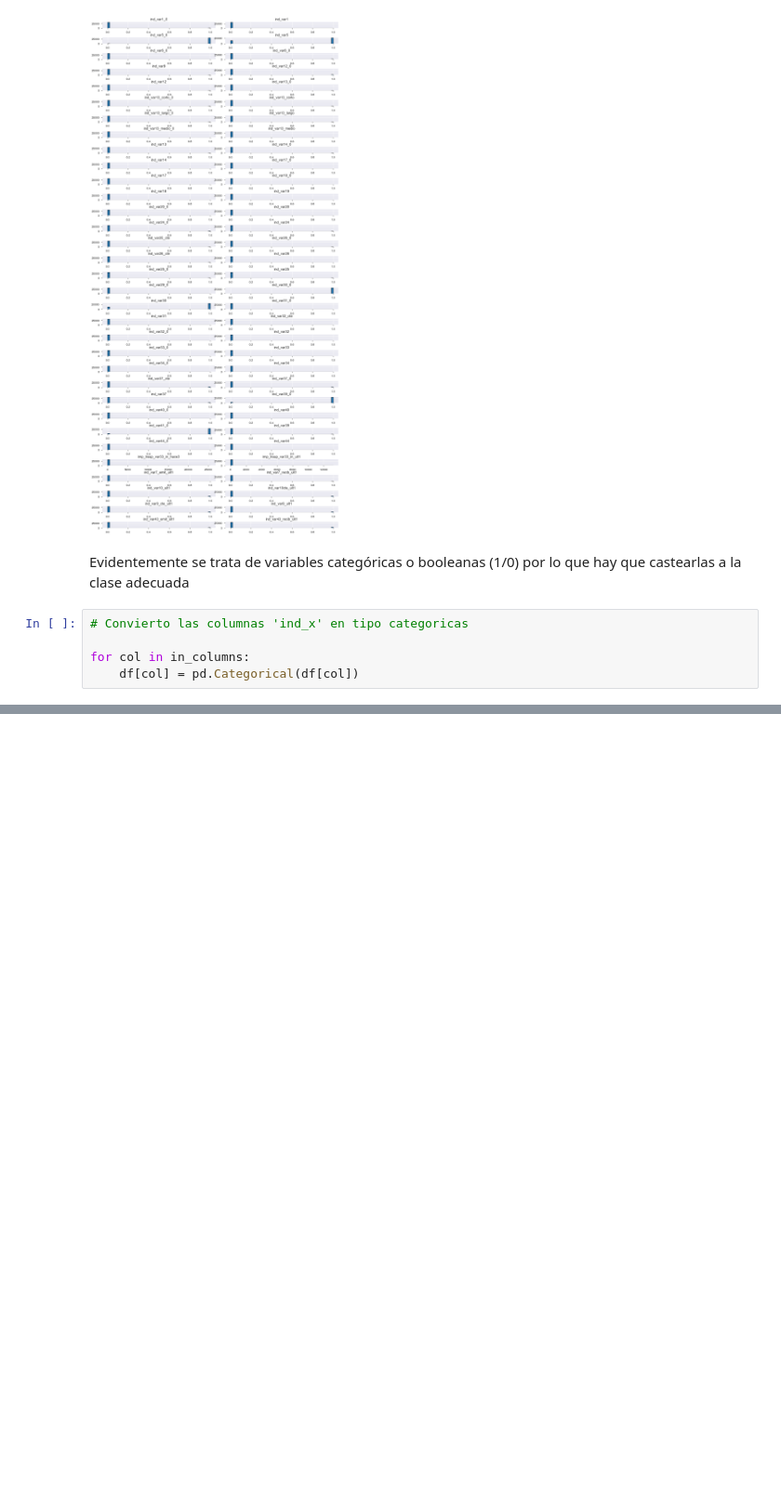
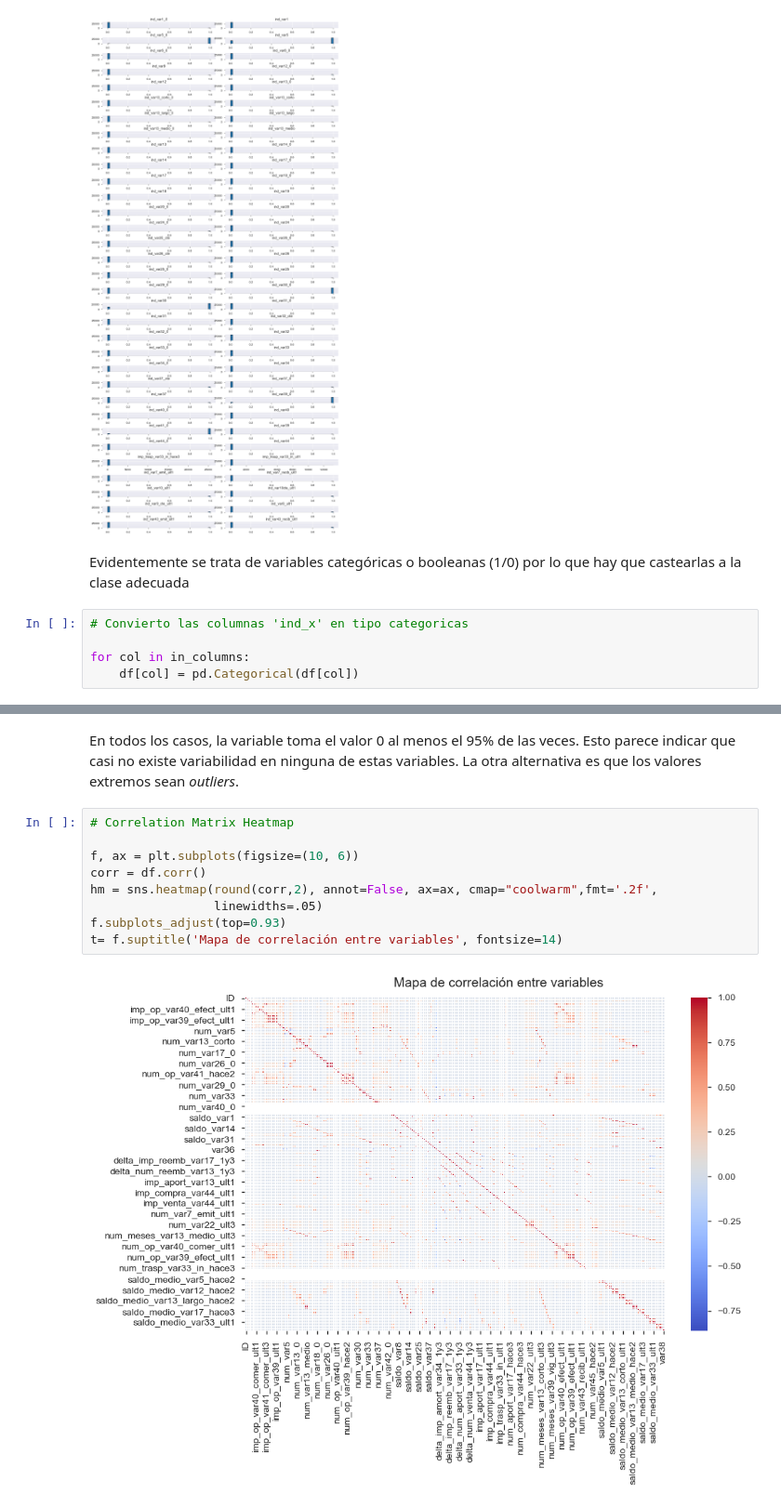
Before and after one commit to EmilianoLS/tp_machine_learning, a Jupyter notebook: tp_ml_churn.ipynb, the cells around one changed output, grey strips where cells are left out. Shown at 93% size. Drawn from its saved outputs; the diff is of its cells as text; blank space fills up the shorter version.

```diff
--- a/tp_ml_churn.ipynb
+++ b/tp_ml_churn.ipynb
@@ -186,0 +224,13 @@ memory usage: 64.3 MB
+# %% [markdown]
+En todos los casos, la variable toma el valor 0 al menos el 95% de las veces. Esto parece indicar que casi no existe variabilidad en ninguna de estas variables. La otra alternativa es que los valores extremos sean *outliers*.
+# %%
+# Correlation Matrix Heatmap
+
+f, ax = plt.subplots(figsize=(10, 6))
+corr = df.corr()
+hm = sns.heatmap(round(corr,2), annot=False, ax=ax, cmap="coolwarm",fmt='.2f',
+                 linewidths=.05)
+f.subplots_adjust(top=0.93)
+t= f.suptitle('Mapa de correlación entre variables', fontsize=14)
+# %% [output]
+[figure, added]
```
Also changed, not shown: parts of 17 cells of this notebook.
